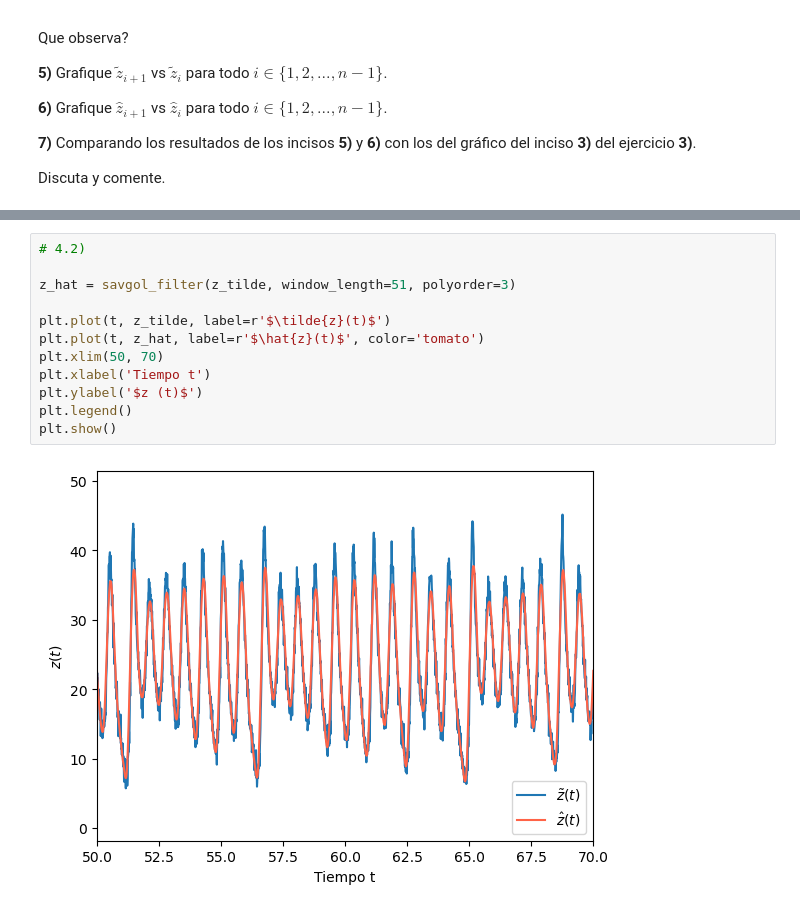
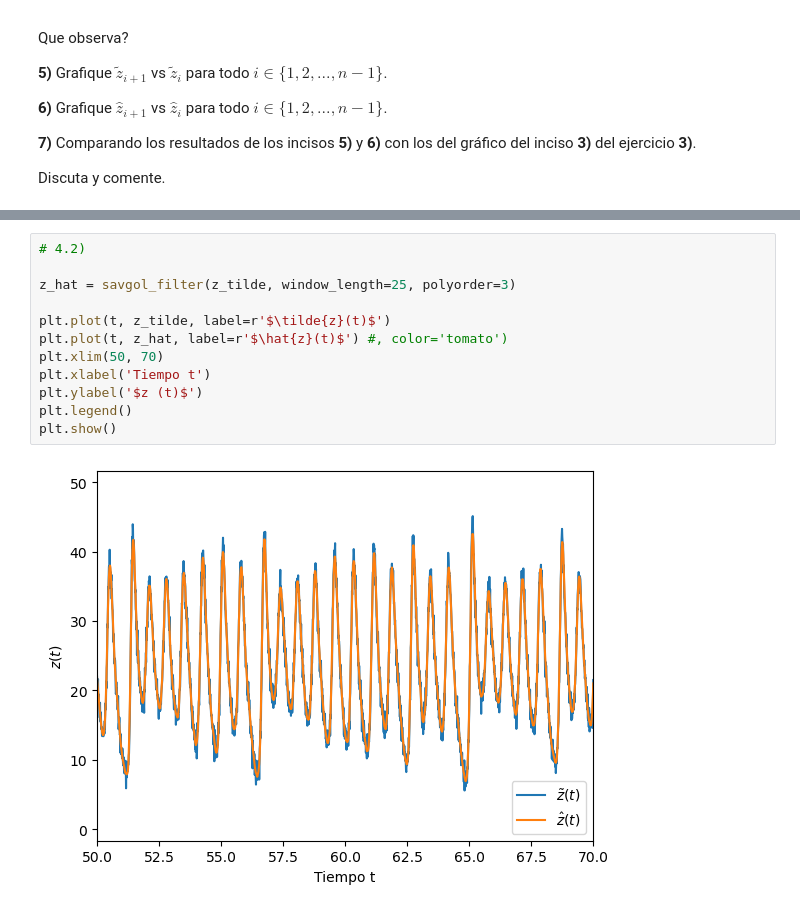
Before and after one commit to EnzoRg/neural_networks, a Jupyter notebook: Ejercicios/redes_neuronales_2024_guia_6.ipynb, the cells around one changed output, grey strips where cells are left out. Drawn from its saved outputs; the diff is of its cells as text.

```diff
--- a/Ejercicios/redes_neuronales_2024_guia_6.ipynb
+++ b/Ejercicios/redes_neuronales_2024_guia_6.ipynb
@@ -284,14 +284,14 @@ plt.show()
 # %%
 # 4.2)
 
-z_hat = savgol_filter(z_tilde, window_length=51, polyorder=3)
+z_hat = savgol_filter(z_tilde, window_length=25, polyorder=3)
 
 plt.plot(t, z_tilde, label=r'$\tilde{z}(t)$')
-plt.plot(t, z_hat, label=r'$\hat{z}(t)$', color='tomato')
+plt.plot(t, z_hat, label=r'$\hat{z}(t)$') #, color='tomato')
 plt.xlim(50, 70)
 plt.xlabel('Tiempo t')
 plt.ylabel('$z (t)$')
 plt.legend()
 plt.show()
 # %% [output]
-[figure, old version]
+[figure, new version]
```
Also changed, not shown: parts of 8 cells of this notebook.
